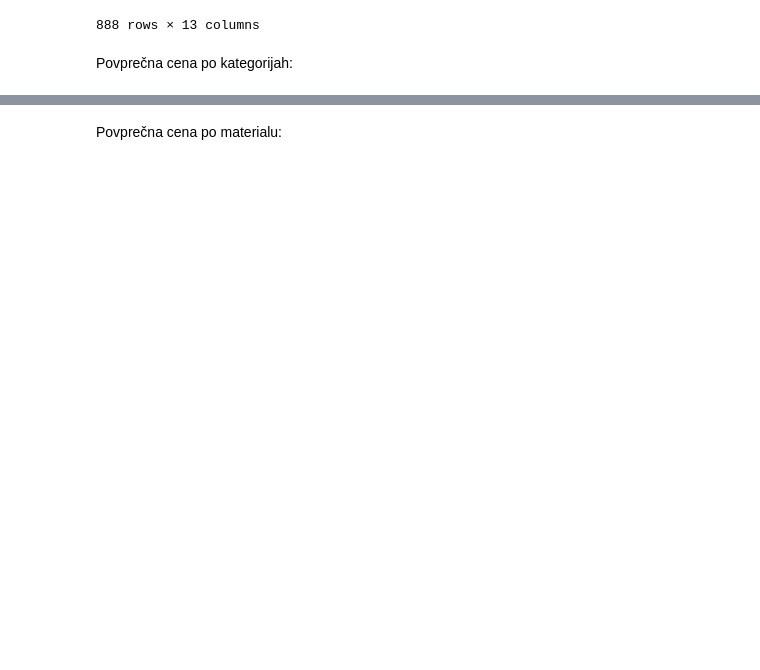
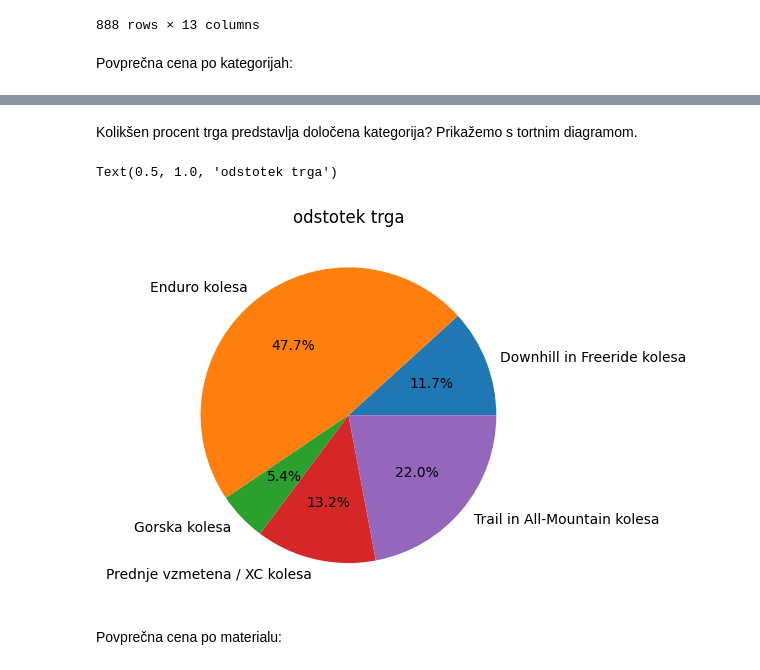
Before and after one commit to ambrovo/UVP-projektna, a Jupyter notebook: analiza.ipynb, the cells around one changed output, grey strips where cells are left out. Saved outputs shown, nothing was run; the diff lists cells and outputs as text; code cells hidden in the pictures; blank space fills up the shorter version.

```diff
--- a/analiza.ipynb
+++ b/analiza.ipynb
@@ -51,3 +48,13 @@ Name: prava_cena, dtype: float64
+# %% [markdown]
+Kolikšen procent trga predstavlja določena kategorija? Prikažemo s tortnim diagramom.
+# %%
+vsi_podatki_kategorije = kolesa_po_kategorijah.prava_cena.sum().sort_values(ascending=False)
+ax = vsi_podatki_kategorije.plot(kind="pie", autopct='%.1f%%')
+ax.set_ylabel("")
+ax.set_title("odstotek trga")
+# %% [output]
+Text(0.5, 1.0, 'odstotek trga')
+[figure, added]
 # %% [markdown]
 Povprečna cena po materialu:
 # %%
```
Also changed, not shown: parts of 7 cells of this notebook.
